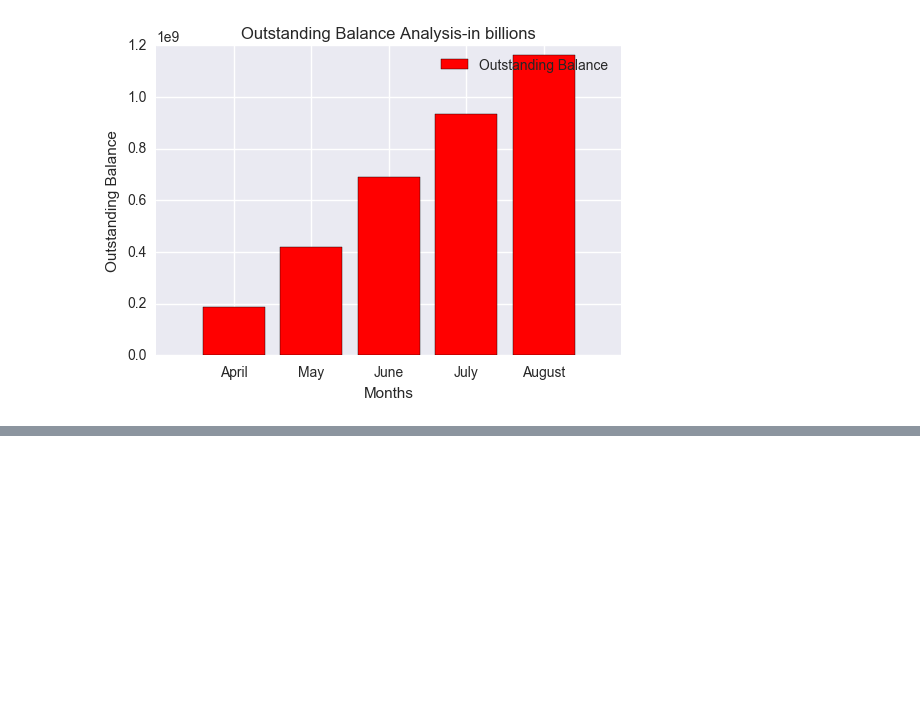
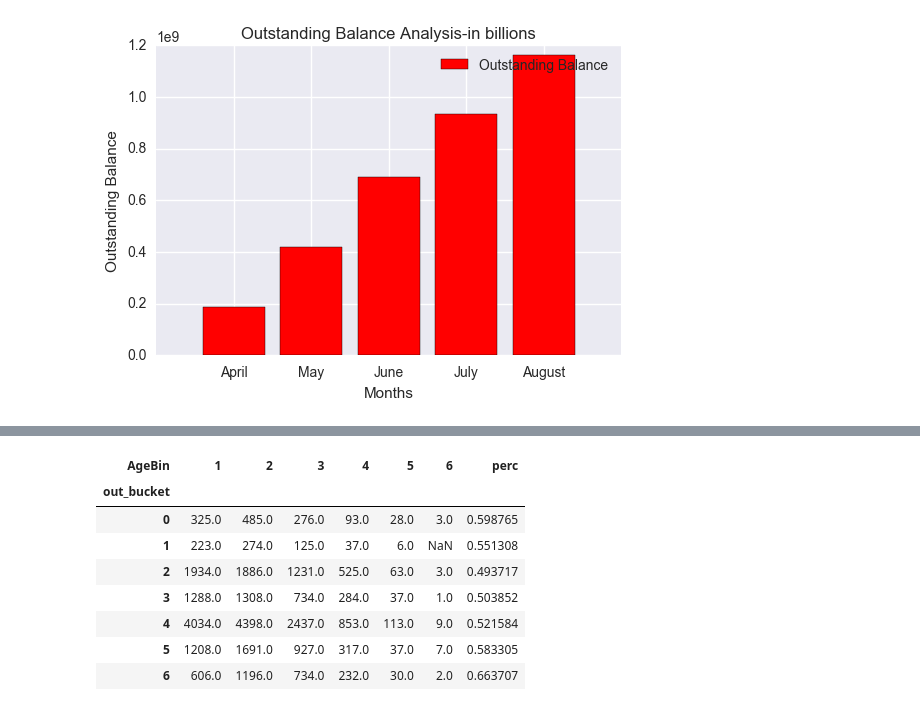
Before and after one commit to innovator-arjun/Credit-Card-AL-ML-Analytics, a Jupyter notebook: Credit Card Farud ML-AI-Python_Analytics.ipynb, the cells around one changed output, grey strips where cells are left out. Saved outputs shown, nothing was run; the diff lists cells and outputs as text; code cells hidden in the pictures; blank space fills up the shorter version.

```diff
--- a/Credit Card Farud ML-AI-Python_Analytics.ipynb
+++ b/Credit Card Farud ML-AI-Python_Analytics.ipynb
@@ -206,0 +270,17 @@ Run help on this function for more information.
+# %%
+def corr_2_cols(Col1, Col2):
+    res = fulldata.groupby([Col1, Col2]).size().unstack()
+    res['perc'] = (res[res.columns[1]]/(res[res.columns[0]] + res[res.columns[1]]))
+    return res
+# %%
+corr_2_cols('out_bucket', 'AgeBin')
+# %% [output]
+| AgeBin | 1 | 2 | 3 | 4 | 5 | 6 | perc |
+| out_bucket |  |  |  |  |  |  |  |
+| 0 | 325.0 | 485.0 | 276.0 | 93.0 | 28.0 | 3.0 | 0.598765 |
+| 1 | 223.0 | 274.0 | 125.0 | 37.0 | 6.0 | NaN | 0.551308 |
+| 2 | 1934.0 | 1886.0 | 1231.0 | 525.0 | 63.0 | 3.0 | 0.493717 |
+| 3 | 1288.0 | 1308.0 | 734.0 | 284.0 | 37.0 | 1.0 | 0.503852 |
+| 4 | 4034.0 | 4398.0 | 2437.0 | 853.0 | 113.0 | 9.0 | 0.521584 |
+| 5 | 1208.0 | 1691.0 | 927.0 | 317.0 | 37.0 | 7.0 | 0.583305 |
+| 6 | 606.0 | 1196.0 | 734.0 | 232.0 | 30.0 | 2.0 | 0.663707 |
```
Also changed, not shown: parts of 7 cells of this notebook.
